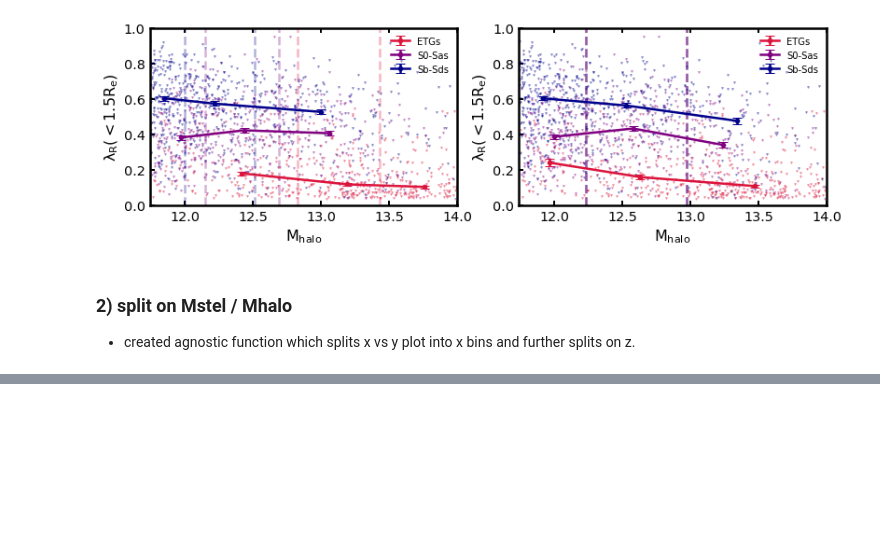
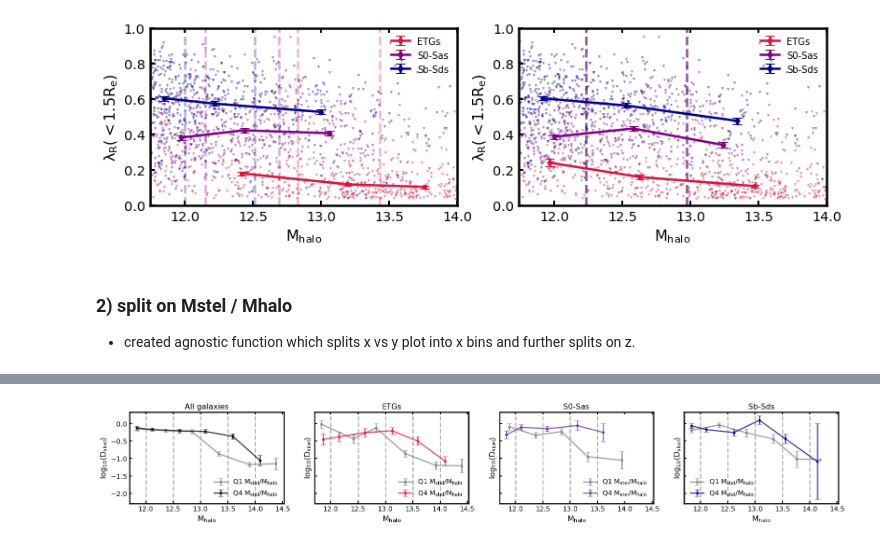
Before and after one commit to Chris-Duckworth/spin_bias, a Jupyter notebook: scripts/trend_checker.ipynb, the cells around one changed output, grey strips where cells are left out. Cells and saved outputs as stored; diff of their text form; code cells hidden in the pictures; blank space fills up the shorter version.

```diff
--- a/scripts/trend_checker.ipynb
+++ b/scripts/trend_checker.ipynb
@@ -442,0 +437,86 @@ Text(0.5, 1.0, 'All spirals')
+# %%
+plt.cla()
+plt.close('all')
+fig, ax = plt.subplots(1, 4, figsize=(26.5, 3.5), sharex='all', sharey='all')
+
+## all galaxies.
+x_bins = np.array([12, 12.5, 13, 13.5, 14])
+x_quantity = cw_gz_pipe3d_mpl8_cens.halo_mass_stel.values
+z_quantity = cw_gz_pipe3d_mpl8_cens.stellar_to_halo_ratio.values
+z_percentiles = np.array([25, 50, 75])
+y_quantity = cw_gz_pipe3d_mpl8_cens.log_dskel_norm.values
+
+sbf.binned_percentiles_three_props(x_quantity, y_quantity, z_quantity, x_bins, z_percentiles,
+                                   ['Q1 $\mathrm{M_{stel}/M_{halo}}$', 'mid low', 'mid high', 'Q4 $\mathrm{M_{stel}/M_{halo}}$'],
+                                   ax[0], colors=['grey', 'dodgerblue', 'slateblue', 'k'], extrema=True)
+
+for x in x_bins:
+    ax[0].axvline(x, color='k', alpha=0.3, linestyle='dashed')
+
+ax[0].legend(frameon=False, fontsize=14)
+ax[0].set_ylabel(r'$\mathrm{log_{10}(D_{skel})}$', fontsize=16)
+ax[0].set_xlabel(r'$\mathrm{M_{halo}}$', fontsize=16)
+ax[0].set_title('All galaxies', fontsize=16)
+
+
+## etgs.
+x_bins = np.array([12, 12.5, 13, 13.5,14])
+x_quantity = etgs.halo_mass_stel.values
+z_quantity = etgs.stellar_to_halo_ratio.values
+z_percentiles = np.array([25, 50, 75])
+y_quantity = etgs.log_dskel_norm.values
+
+sbf.binned_percentiles_three_props(x_quantity, y_quantity, z_quantity, x_bins, z_percentiles,
+                                   ['Q1 $\mathrm{M_{stel}/M_{halo}}$', 'mid low', 'mid high', 'Q4 $\mathrm{M_{stel}/M_{halo}}$'],
+                                   ax[1], colors=['grey', 'dodgerblue', 'slateblue', 'crimson'], extrema=True)
+
+for x in x_bins:
+    ax[1].axvline(x, color='k', alpha=0.3, linestyle='dashed')
+
+ax[1].legend(frameon=False, fontsize=14)
+ax[1].set_ylabel(r'$\mathrm{log_{10}(D_{skel})}$', fontsize=16)
+ax[1].set_xlabel(r'$\mathrm{M_{halo}}$', fontsize=16)
+ax[1].set_title('ETGs', fontsize=16)
+
+
+## lenticulars
+x_bins = np.array([12, 12.5, 13, 13.5])
+x_quantity = S0_Sas.halo_mass_stel.values
+z_quantity = S0_Sas.stellar_to_halo_ratio.values
+z_percentiles = np.array([25, 50, 75])
+y_quantity = S0_Sas.log_dskel_norm.values
+
+sbf.binned_percentiles_three_props(x_quantity, y_quantity, z_quantity, x_bins, z_percentiles,
+                                   ['Q1 $\mathrm{M_{stel}/M_{halo}}$', 'mid low', 'mid high', 'Q4 $\mathrm{M_{stel}/M_{halo}}$'],
+                                   ax[2], colors=['grey', 'dodgerblue', 'slateblue', 'rebeccapurple'], extrema=True)
+
+for x in x_bins:
+    ax[2].axvline(x, color='k', alpha=0.3, linestyle='dashed')
+
+ax[2].legend(frameon=False, fontsize=14)
+ax[2].set_ylabel(r'$\mathrm{log_{10}(D_{skel})}$', fontsize=16)
+ax[2].set_xlabel(r'$\mathrm{M_{halo}}$', fontsize=16)
+ax[2].set_title('S0-Sas', fontsize=16)
+
+
+## spirals
+x_bins = np.array([12, 12.5, 13, 13.5, 14])
+x_quantity = Sb_Sds.halo_mass_stel.values
+z_quantity = Sb_Sds.stellar_to_halo_ratio.values
+z_percentiles = np.array([25, 50, 75])
+y_quantity = Sb_Sds.log_dskel_norm.values
+
+sbf.binned_percentiles_three_props(x_quantity, y_quantity, z_quantity, x_bins, z_percentiles,
+                                   ['Q1 $\mathrm{M_{stel}/M_{halo}}$', 'mid low', 'mid high', 'Q4 $\mathrm{M_{stel}/M_{halo}}$'],
+                                   ax[3], colors=['grey', 'dodgerblue', 'slateblue', 'darkblue'], extrema=True)
+
+for x in x_bins:
+    ax[3].axvline(x, color='k', alpha=0.3, linestyle='dashed')
+
+ax[3].legend(frameon=False, fontsize=14)
+ax[3].set_ylabel(r'$\mathrm{log_{10}(D_{skel})}$', fontsize=16)
+ax[3].set_xlabel(r'$\mathrm{M_{halo}}$', fontsize=16)
+ax[3].set_title('Sb-Sds', fontsize=16)
+plt.savefig(outpath+'dskel_mhalo_ratio_all.pdf', format='pdf', bbox_inches='tight')
+# %% [output]
+[figure, added]
```
Also changed, not shown: parts of 3 cells of this notebook, 7 other files.
